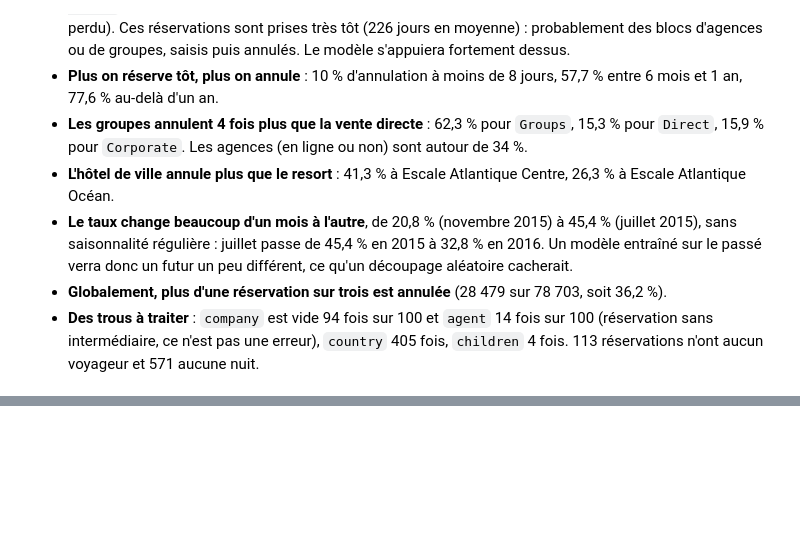
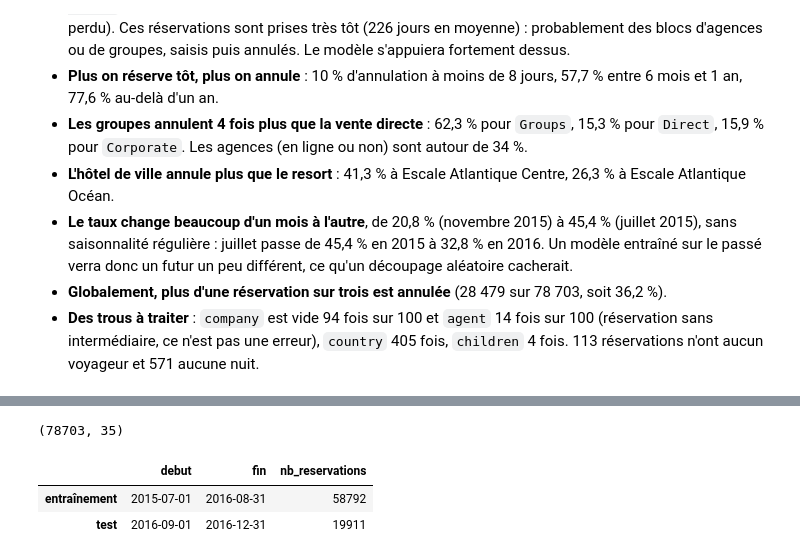
Before and after one commit to sojenorg/M1-B1-annulation-v2-wassim, a Jupyter notebook: notebooks/01_exploration.ipynb, the cells around one changed output, grey strips where cells are left out. Drawn from its saved outputs; the diff is of its cells as text; code cells hidden in the pictures; blank space fills up the shorter version.

Commit message:
ajouter: chargement par une requête avec jointure et découpage temporel (tâche 3)

```diff
--- a/notebooks/01_exploration.ipynb
+++ b/notebooks/01_exploration.ipynb
@@ -196,0 +193,29 @@ Une seule requête SQL, avec la jointure sur `hotels` pour récupérer la colonn
+# %%
+query = text("""
+    SELECT h.code AS hotel, r.*
+    FROM reservations AS r
+    JOIN hotels AS h ON h.hotel_id = r.hotel_id
+    ORDER BY r.arrival_date, r.reservation_id
+""")
+df = pd.read_sql(query, engine, parse_dates=["arrival_date", "reservation_status_date"])
+df.shape
+# %% [output]
+(78703, 35)
+# %%
+# Le modèle prédira des réservations futures : découpage temporel, 4 derniers mois d'arrivée en test
+date_limite = df["arrival_date"].max() - pd.DateOffset(months=4)
+train = df[df["arrival_date"] <= date_limite]
+test = df[df["arrival_date"] > date_limite]
+
+pd.DataFrame(
+    {
+        "debut": [train["arrival_date"].min().date(), test["arrival_date"].min().date()],
+        "fin": [train["arrival_date"].max().date(), test["arrival_date"].max().date()],
+        "nb_reservations": [len(train), len(test)],
+    },
+    index=["entraînement", "test"],
+)
+# %% [output]
+|  | debut | fin | nb_reservations |
+| entraînement | 2015-07-01 | 2016-08-31 | 58792 |
+| test | 2016-09-01 | 2016-12-31 | 19911 |
```
Also changed, not shown: parts of 5 cells of this notebook.
